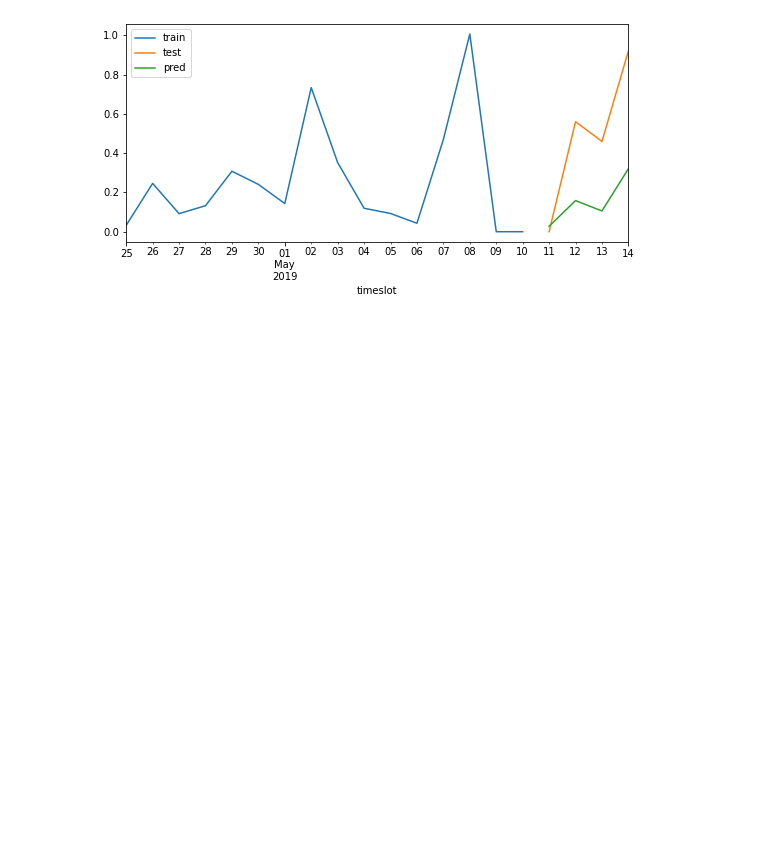
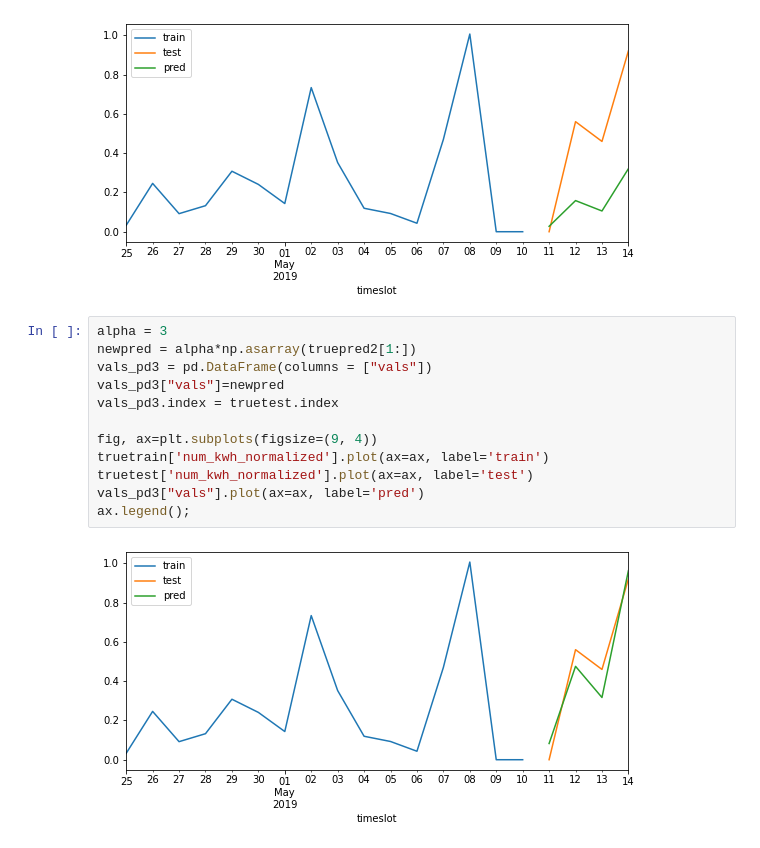
Before and after one commit to 4ug-aug/Otovo-OptimalControl, a Jupyter notebook: Random_Forest_Hyperparameter_Tuning.ipynb, the cells around one changed output. Saved outputs shown, nothing was run; the diff lists cells and outputs as text; blank space fills up the shorter version.

```diff
--- a/Random_Forest_Hyperparameter_Tuning.ipynb
+++ b/Random_Forest_Hyperparameter_Tuning.ipynb
@@ -397,3 +399,17 @@ vals_pd2["vals"].plot(ax=ax, label='pred')
 ax.legend();
 # %% [output]
 [figure]
+# %%
+alpha = 3
+newpred = alpha*np.asarray(truepred2[1:])
+vals_pd3 = pd.DataFrame(columns = ["vals"])
+vals_pd3["vals"]=newpred
+vals_pd3.index = truetest.index
+
+fig, ax=plt.subplots(figsize=(9, 4))
+truetrain['num_kwh_normalized'].plot(ax=ax, label='train')
+truetest['num_kwh_normalized'].plot(ax=ax, label='test')
+vals_pd3["vals"].plot(ax=ax, label='pred')
+ax.legend();
+# %% [output]
+[figure, added]
```
Also changed, not shown: parts of 9 cells of this notebook.
